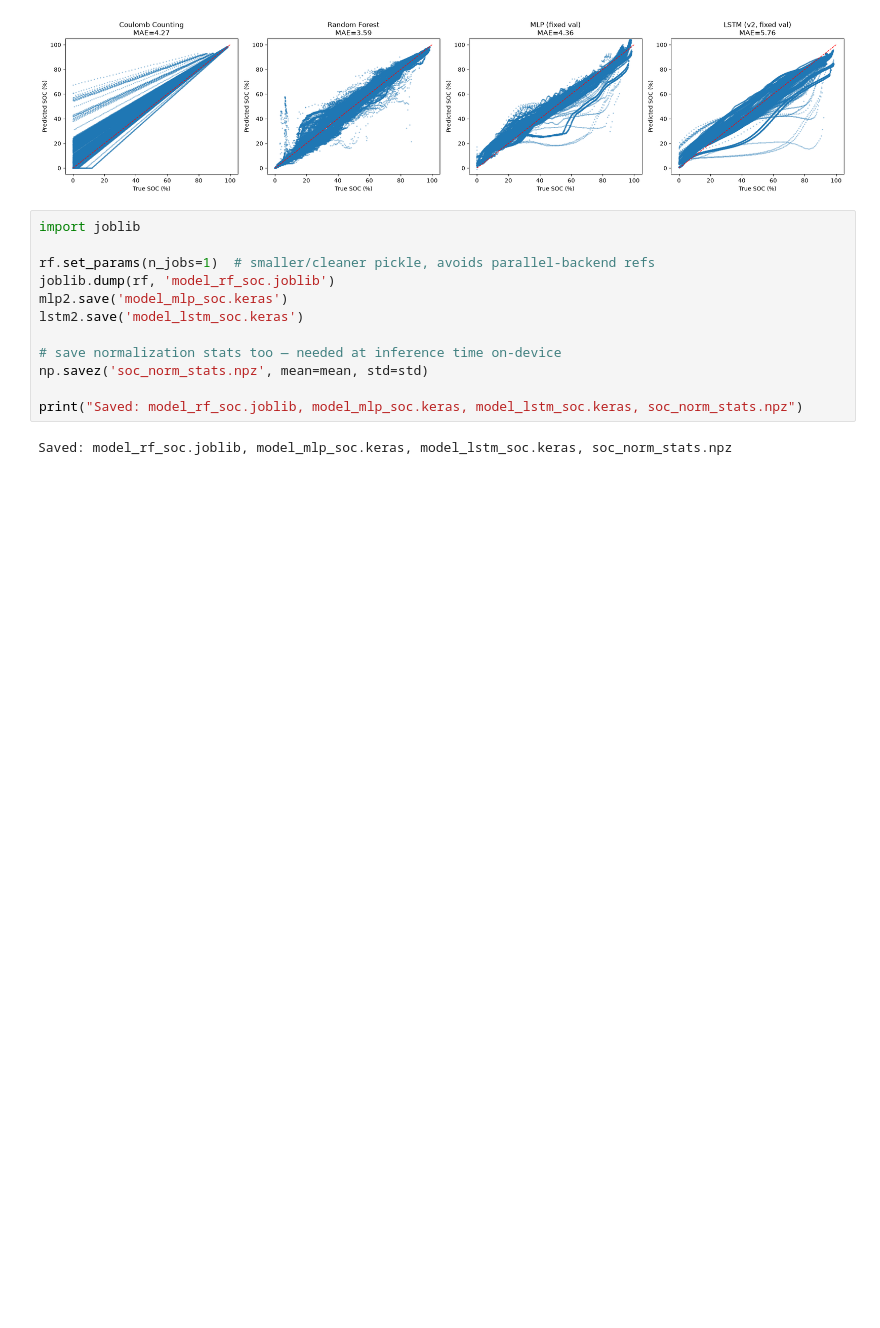
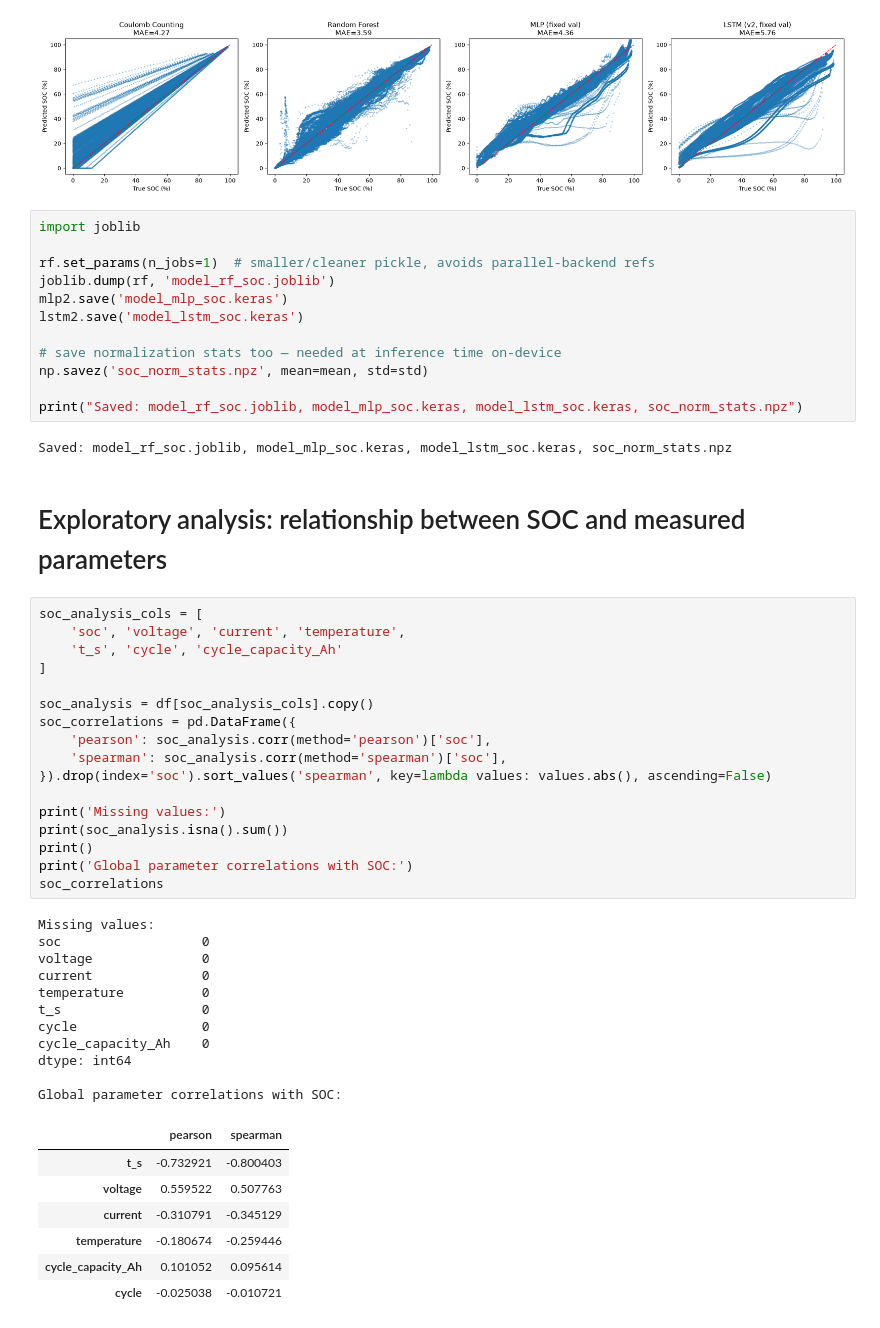
Before and after one commit to HarikeshopGCEK/BTECH_FINAL_YEAR_PROJECT, a Jupyter notebook: NASA Dataset/Model/SoC_study/01_SOC_estimation.ipynb, the cells around one changed output. Saved outputs shown, nothing was run; the diff lists cells and outputs as text; blank space fills up the shorter version.

```diff
--- a/NASA Dataset/Model/SoC_study/01_SOC_estimation.ipynb
+++ b/NASA Dataset/Model/SoC_study/01_SOC_estimation.ipynb
@@ -1119,3 +1119,41 @@ np.savez('soc_norm_stats.npz', mean=mean, std=std)
 print("Saved: model_rf_soc.joblib, model_mlp_soc.keras, model_lstm_soc.keras, soc_norm_stats.npz")
 # %% [output]
 Saved: model_rf_soc.joblib, model_mlp_soc.keras, model_lstm_soc.keras, soc_norm_stats.npz
+# %% [markdown]
+# Exploratory analysis: relationship between SOC and measured parameters
+# %%
+soc_analysis_cols = [
+    'soc', 'voltage', 'current', 'temperature',
+    't_s', 'cycle', 'cycle_capacity_Ah'
+]
+
+soc_analysis = df[soc_analysis_cols].copy()
+soc_correlations = pd.DataFrame({
+    'pearson': soc_analysis.corr(method='pearson')['soc'],
+    'spearman': soc_analysis.corr(method='spearman')['soc'],
+}).drop(index='soc').sort_values('spearman', key=lambda values: values.abs(), ascending=False)
+
+print('Missing values:')
+print(soc_analysis.isna().sum())
+print()
+print('Global parameter correlations with SOC:')
+soc_correlations
+# %% [output]
+Missing values:
+soc                  0
+voltage              0
+current              0
+temperature          0
+t_s                  0
+cycle                0
+cycle_capacity_Ah    0
+dtype: int64
+
+Global parameter correlations with SOC:
+|  | pearson | spearman |
+| t_s | -0.732921 | -0.800403 |
+| voltage | 0.559522 | 0.507763 |
+| current | -0.310791 | -0.345129 |
+| temperature | -0.180674 | -0.259446 |
+| cycle_capacity_Ah | 0.101052 | 0.095614 |
+| cycle | -0.025038 | -0.010721 |
```
Also changed, not shown: parts of 1 cell of this notebook, 2 other files.
